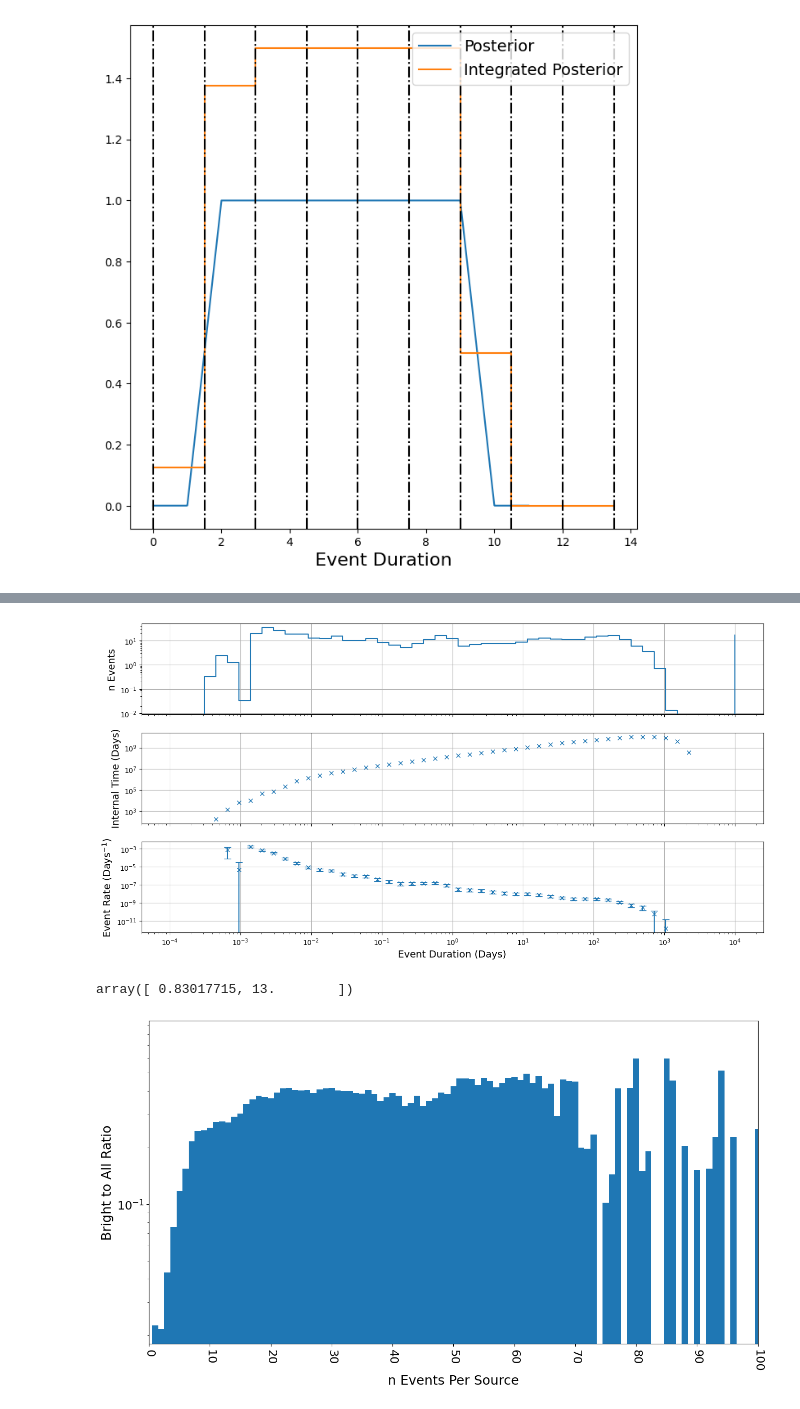
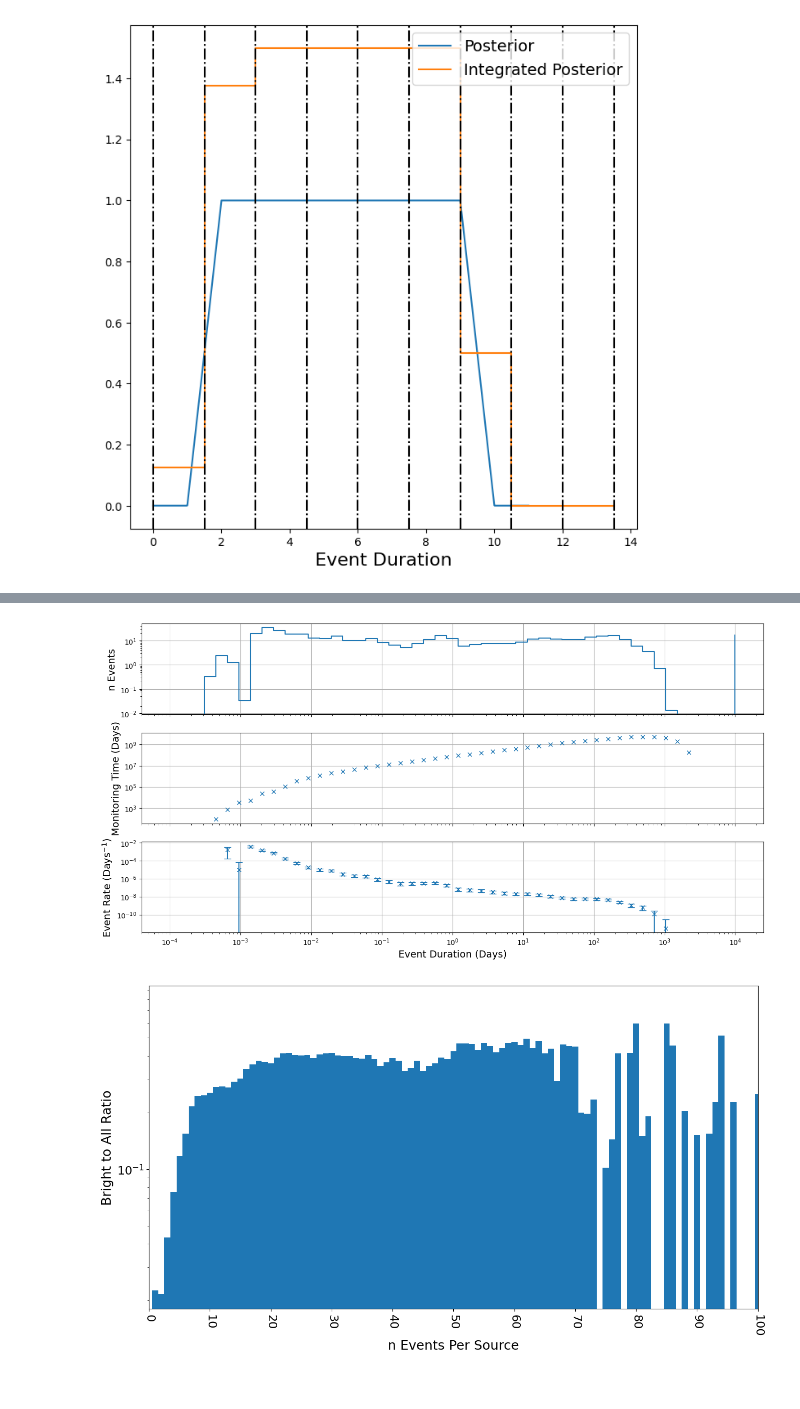
Before and after one commit to adriansh95/StringMicrolensing, a Jupyter notebook: analyze_nsc_lensing_candidates.ipynb, the cells around one changed output, grey strips where cells are left out. Cells and saved outputs as stored; diff of their text form; code cells hidden in the pictures.

```diff
--- a/analyze_nsc_lensing_candidates.ipynb
+++ b/analyze_nsc_lensing_candidates.ipynb
@@ -118,2 +116,0 @@ g = lc_df_all.groupby(by="objectid", sort=False)
-# %%
-group = list(g.groups.keys())[2]
@@ -254,22 +170,3 @@ for (name1, lc), (name2, res), idx in zip(g_lc, g_res, n_events_achromatic.index
-# %%
-cadence_results_achromatic_factor = {f"{n}": np.zeros((2, taus.size)) for n in n_events_achromatic_factor.value_counts().index}
-n_samples_x_achromatic_factor = np.arange(0, n_events_achromatic_factor.max()+1)
-n_samples_y_achromatic_factor = np.zeros(n_samples_x_achromatic_factor.shape)
-n_bright_y_achromatic_factor = np.zeros(n_samples_x_achromatic_factor.shape)
-g_lc = lc_df_achromatic_factor.groupby(by="objectid", sort=False)
-g_res = results_df_achromatic_factor.groupby(level=0, sort=False)
-
-for (name1, lc), (name2, res), idx in zip(g_lc, g_res, n_events_achromatic_factor.index):
-    assert name1 == name2 == idx
-    nev = n_events_achromatic_factor.loc[idx]
-    t = datalab_utils.measure_time(lc, taus)
-    cadence_results_achromatic_factor[f"{nev}"][0] += t
-    n_samples_y_achromatic_factor[nev] += len(lc)
-    n_bright_y_achromatic_factor[nev] += res["n_bright"].sum()
-    h, _ = np.histogram(res["delta_t_av"], bins=taus)
-    n_infinite = sum(~np.isfinite(res["delta_t_av"]))
-    cadence_results_achromatic_factor[f"{nev}"][1, :-1] += h
-    cadence_results_achromatic_factor[f"{nev}"][1, -1] += n_infinite
 # %%
 filters_in_event_all = results_df_all["filters"].apply(lambda x: "".join(sorted(set(x))))
 filters_in_event_achrom = results_df_achrom["filters"].apply(lambda x: "".join(sorted(set(x))))
@@ -444,10 +308,0 @@ integral_bins = np.digitize(integration_edges, bins=bins) - 1
-# %%
-vals = ((integration_edges[1:] - integration_edges[:-1]) *
-        (t_of_tau(integration_edges[1:], ts) +
-         t_of_tau(integration_edges[:-1], ts)) / 2)
-integration = np.zeros((len(bins),))
-
-for i in range(len(integral_bins) - 1):
-    b = integral_bins[i]
-    v = vals[i]
-    integration[b] += v
@@ -537,2 +360,12 @@ Name: mag_auto, dtype: int64
 # %%
 unimodal_times = internal_times_all.xs("Unimodal", level=1, drop_level=False)
+achrom2_times = effective_monitoring_time(lc_df_achrom2, taus)
+achrom2_time_data = np.vstack([achrom2_times[k]
+                               for k in achrom2_times.keys()])
+achrom2_index_tuples = ([(1000, "Background", filter_sequence)
+                         for filter_sequence in achrom2_times.keys()])
+times_idx = pd.MultiIndex.from_tuples(achrom2_index_tuples)
+achrom2_times_df = pd.DataFrame(data=achrom2_time_data, index=times_idx,
+                                columns=[f"tau{i}" for i in range(len(taus))])
+achrom2_times_df = pd.concat((unimodal_times, achrom2_times_df))
+achrom2_times_df.index.set_names(["batch", "star_class", "bright_filters"], inplace=True)
@@ -600,27 +394,27 @@ dtype: float64
 # %%
 fig, axes = plt.subplots(3, 1, figsize=(16, 8), sharex=True)
 y0 = hist_counts[2]
 y1 = achrom2_times_df.sum(axis=0).values
 m = y1 > 0
 y2 = y0[m] / y1[m]
 
 err = np.sqrt(y0[m]) / y1[m]
 axes[0].plot(taus, y0, ds="steps-post")
 axes[1].errorbar(taus, y1, capsize=5, marker='x', ls="None")
 axes[2].errorbar(taus[m][1:], y2[1:], yerr=err[1:], capsize=5, marker='x', ls="None")
 
 for ax in axes:
     ax.set_xscale("log")
     ax.set_yscale("log")
     ax.grid(visible=True)
 
 axes[0].set_ylabel("n Events", fontsize=14)
-axes[1].set_ylabel("Internal Time (Days)", fontsize=14)
+axes[1].set_ylabel("Monitoring Time (Days)", fontsize=14)
 # axes[0].legend(fontsize=16)
 axes[2].set_xlabel("Event Duration (Days)", fontsize=14)
 axes[2].set_ylabel(r"Event Rate (Days$^{-1}$)", fontsize=14)
 plt.show(fig)
 fig.savefig(f"{fig_dir}event_rate_3subplots.png")
 plt.close(fig)
 # %% [output]
-[figure, old version]
+[figure, new version]
@@ -629,4 +420,0 @@ d = pd.read_parquet(f"{results_dir}lightcurves_batch29.parquet")
-# %%
-cadence_results_achromatic_factor["1"][:, 8]
-# %% [output]
-array([ 0.83017715, 13.        ])
```
Also changed, not shown: parts of 38 cells of this notebook.
